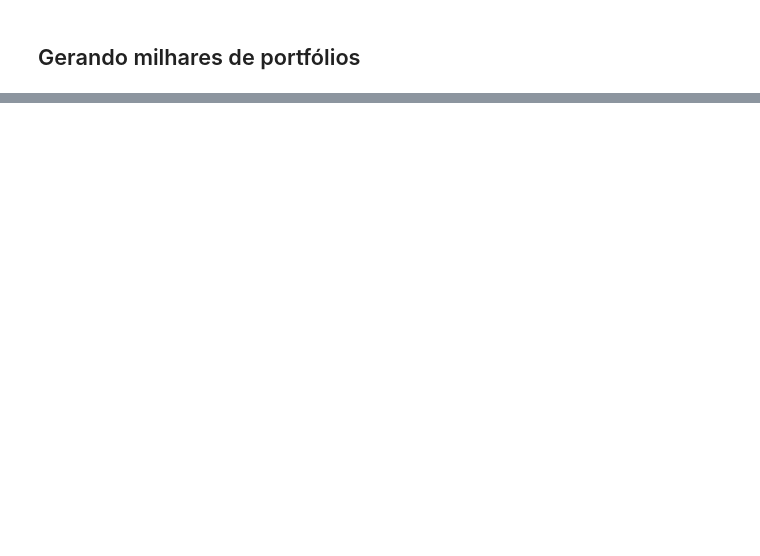
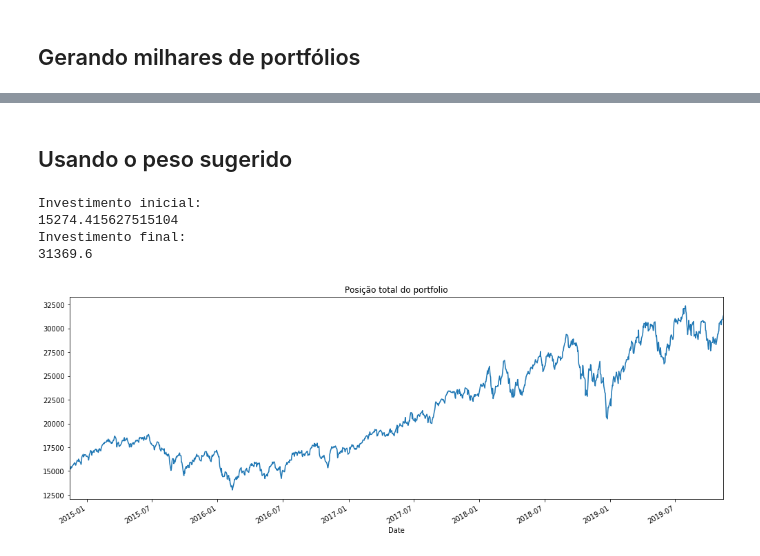
Before and after one commit to albertoivo/nossasrotas-finance, a Jupyter notebook: Sharpe Ratio & Frontier - ETF - USA.ipynb, the cells around one changed output, grey strips where cells are left out. Cells and saved outputs as stored; diff of their text form; code cells hidden in the pictures; blank space fills up the shorter version.

```diff
--- a/Sharpe Ratio & Frontier - ETF - USA.ipynb
+++ b/Sharpe Ratio & Frontier - ETF - USA.ipynb
@@ -38,6 +38,6 @@ for acao_df, alocacao in zip((dvy, hdv), pesos):
 # %% [markdown]
 ## Posição de cada ativo no portfólio
 # %%
-for acao_df in (dvy, hdv):
+for acao_df in (vht, xsd):
     acao_df['Posicao'] = acao_df['Alocacao'] * 10000
 # %%
@@ -174,7 +126,7 @@ Sharpe Ratio
 # %% [markdown]
 ## Gerando milhares de portfólios
 # %%
-num_portfolios = 1000
+num_portfolios = 10000
 pesos_arr = np.zeros((num_portfolios, len(portfolio_acoes.columns)))
 ret_esp_arr = np.zeros(num_portfolios)
 vol_esp_arr = np.zeros(num_portfolios)
@@ -213,0 +166,37 @@ array([0.0010679, 0.9989321])
+# %% [markdown]
+## Usando o peso sugerido
+# %%
+pesos = pesos_arr[sharpe_arr.argmax(),:]
+
+for acao_df, alocacao in zip((vht, arkg, vgt, xsd), pesos):
+    acao_df['Alocacao'] = acao_df['Retorno Normalizado'] * alocacao
+
+for acao_df in (vht, arkg, vgt, xsd):
+    acao_df['Posicao'] = acao_df['Alocacao'] * 10000
+
+todas_posicoes = [vht['Posicao'], arkg['Posicao'], vgt['Posicao'], xsd['Posicao']]
+
+# DF que terá colunas adicionadas como Total e Retorno Diário
+portfolio_posicao = pd.concat(todas_posicoes, axis=1)
+
+# DF que terá apenas as ações com o Adj Close column
+portfolio_acoes = pd.concat(todas_posicoes, axis=1)
+
+portfolio_posicao.columns = ['vht', 'arkg', 'vgt', 'xsd']
+portfolio_acoes.columns = portfolio_posicao.columns
+
+portfolio_posicao['Total'] = portfolio_posicao.sum(axis=1)
+
+print('Investimento inicial:')
+print(portfolio_posicao['Total'][0])
+print('Investimento final:')
+print(round(portfolio_posicao['Total'][-1], 2))
+
+portfolio_posicao['Total'].plot(figsize=(17,6))
+plt.title('Posição total do portfolio');
+# %% [output]
+Investimento inicial:
+15274.415627515104
+Investimento final:
+31369.6
+[figure, added]
```
Also changed, not shown: parts of 21 cells of this notebook, 2 other files.
